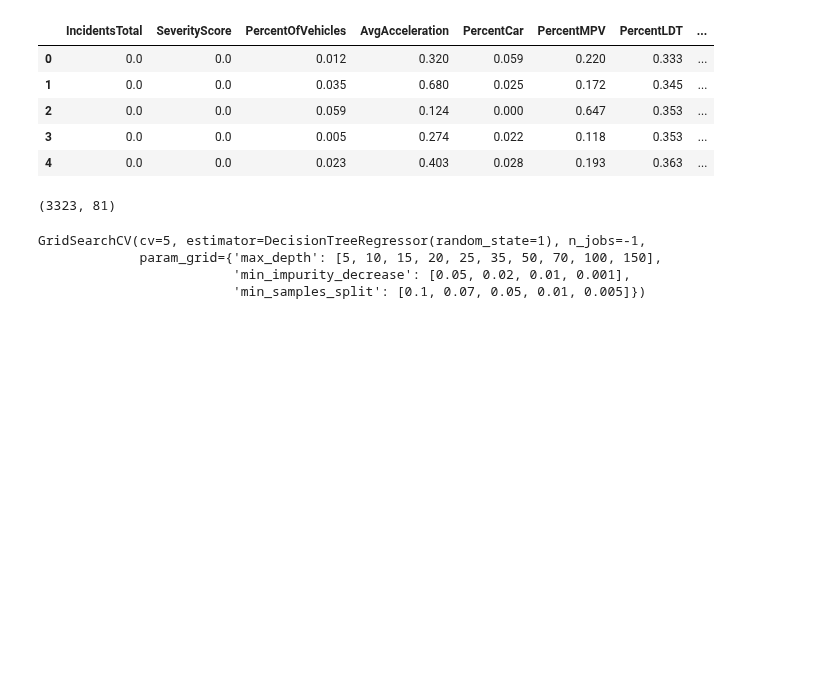
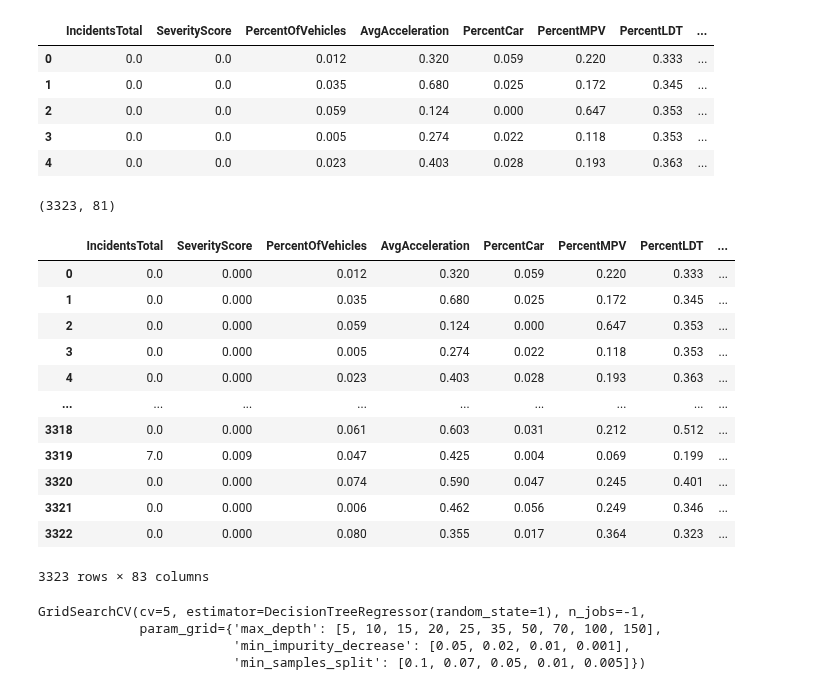
Before and after one commit to Vincent-Kwan/Safe-Roads-Competition, a Jupyter notebook: Regression.ipynb, the cells around one changed output. Cells and saved outputs as stored; diff of their text form; code cells hidden in the pictures; blank space fills up the shorter version.

```diff
--- a/Regression.ipynb
+++ b/Regression.ipynb
@@ -125,7 +125,7 @@ ultimate_df.head()
 | 3 | 0.0 | 0.0 | 0.005 | 0.274 | 0.022 | 0.118 | 0.353 | ... |
 | 4 | 0.0 | 0.0 | 0.023 | 0.403 | 0.028 | 0.193 | 0.363 | ... |
 # %%
-X = ultimate_df[[col for col in ultimate_df.columns if col not in ('COUNT', 'WARDNUM', 'LONGITUDE', 'LATITUDE')]]
+X = ultimate_df[[col for col in ultimate_df.columns if col not in ('COUNT', 'WARDNUM')]]
 
 
 X = pd.get_dummies(X)
@@ -138,6 +138,22 @@ X = X[[col for col in X.columns if '0' not in col]]
 X.shape
 # %% [output]
 (3323, 81)
+# %%
+X
+# %% [output]
+|  | IncidentsTotal | SeverityScore | PercentOfVehicles | AvgAcceleration | PercentCar | PercentMPV | PercentLDT | ... |
+| 0 | 0.0 | 0.000 | 0.012 | 0.320 | 0.059 | 0.220 | 0.333 | ... |
+| 1 | 0.0 | 0.000 | 0.035 | 0.680 | 0.025 | 0.172 | 0.345 | ... |
+| 2 | 0.0 | 0.000 | 0.059 | 0.124 | 0.000 | 0.647 | 0.353 | ... |
+| 3 | 0.0 | 0.000 | 0.005 | 0.274 | 0.022 | 0.118 | 0.353 | ... |
+| 4 | 0.0 | 0.000 | 0.023 | 0.403 | 0.028 | 0.193 | 0.363 | ... |
+| ... | ... | ... | ... | ... | ... | ... | ... | ... |
+| 3318 | 0.0 | 0.000 | 0.061 | 0.603 | 0.031 | 0.212 | 0.512 | ... |
+| 3319 | 7.0 | 0.009 | 0.047 | 0.425 | 0.004 | 0.069 | 0.199 | ... |
+| 3320 | 0.0 | 0.000 | 0.074 | 0.590 | 0.047 | 0.245 | 0.401 | ... |
+| 3321 | 0.0 | 0.000 | 0.006 | 0.462 | 0.056 | 0.249 | 0.346 | ... |
+| 3322 | 0.0 | 0.000 | 0.080 | 0.355 | 0.017 | 0.364 | 0.323 | ... |
+3323 rows × 83 columns
 # %%
 Y = ultimate_df['COUNT']
 
```
Also changed, not shown: parts of 7 cells of this notebook, 3 other files.
